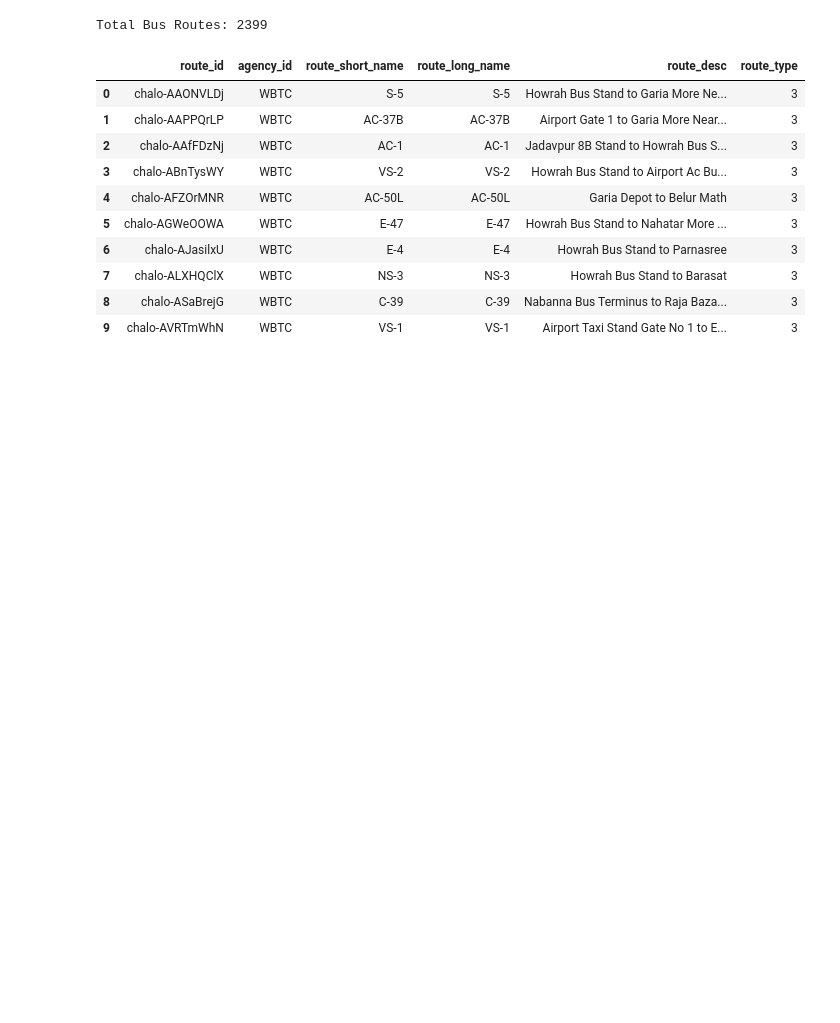
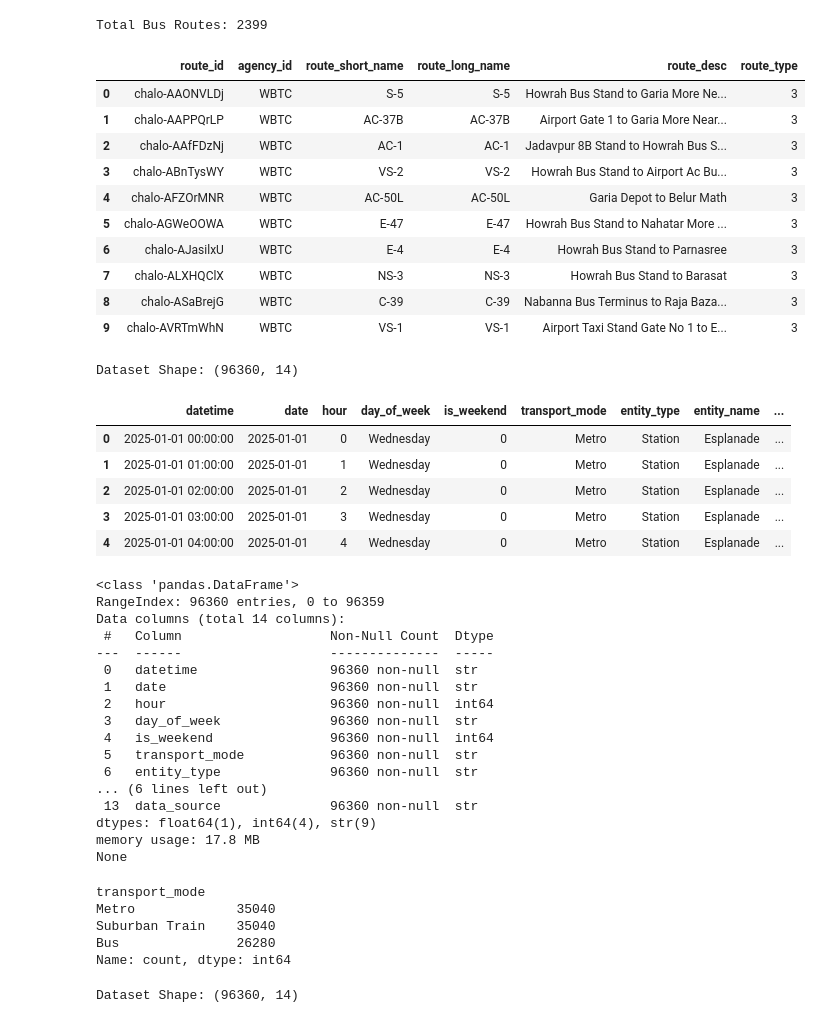
Before and after one commit to Bk-Soumik/SmartTransit, a Jupyter notebook: notebooks/01_data_collection.ipynb, the cells around one changed output. Saved outputs shown, nothing was run; the diff lists cells and outputs as text; code cells hidden in the pictures; blank space fills up the shorter version.

Commit message:
added simulated dataset and analysed data

```diff
--- a/notebooks/01_data_collection.ipynb
+++ b/notebooks/01_data_collection.ipynb
@@ -97,3 +97,52 @@ bus_routes.to_csv(
     "../dataset/processed/bus_routes.csv",
     index=False
 )
+# %%
+import pandas as pd
+
+df = pd.read_csv(
+    "../dataset/simulated/smarttransit_simulated_hourly_passengers_2025.csv"
+)
+
+print("Dataset Shape:", df.shape)
+
+display(df.head())
+
+print(df.info())
+# %% [output]
+Dataset Shape: (96360, 14)
+|  | datetime | date | hour | day_of_week | is_weekend | transport_mode | entity_type | entity_name | ... |
+| 0 | 2025-01-01 00:00:00 | 2025-01-01 | 0 | Wednesday | 0 | Metro | Station | Esplanade | ... |
+| 1 | 2025-01-01 01:00:00 | 2025-01-01 | 1 | Wednesday | 0 | Metro | Station | Esplanade | ... |
+| 2 | 2025-01-01 02:00:00 | 2025-01-01 | 2 | Wednesday | 0 | Metro | Station | Esplanade | ... |
+| 3 | 2025-01-01 03:00:00 | 2025-01-01 | 3 | Wednesday | 0 | Metro | Station | Esplanade | ... |
+| 4 | 2025-01-01 04:00:00 | 2025-01-01 | 4 | Wednesday | 0 | Metro | Station | Esplanade | ... |
+<class 'pandas.DataFrame'>
+RangeIndex: 96360 entries, 0 to 96359
+Data columns (total 14 columns):
+ #   Column                   Non-Null Count  Dtype
+---  ------                   --------------  -----
+ 0   datetime                 96360 non-null  str
+ 1   date                     96360 non-null  str
+ 2   hour                     96360 non-null  int64
+ 3   day_of_week              96360 non-null  str
+ 4   is_weekend               96360 non-null  int64
+ 5   transport_mode           96360 non-null  str
+ 6   entity_type              96360 non-null  str
+... (6 lines left out)
+ 13  data_source              96360 non-null  str
+dtypes: float64(1), int64(4), str(9)
+memory usage: 17.8 MB
+None
+# %%
+df["transport_mode"].value_counts()
+# %% [output]
+transport_mode
+Metro             35040
+Suburban Train    35040
+Bus               26280
+Name: count, dtype: int64
+# %%
+print("Dataset Shape:", df.shape)
+# %% [output]
+Dataset Shape: (96360, 14)
```
Also changed, not shown: parts of 2 cells of this notebook, 4 other files.
